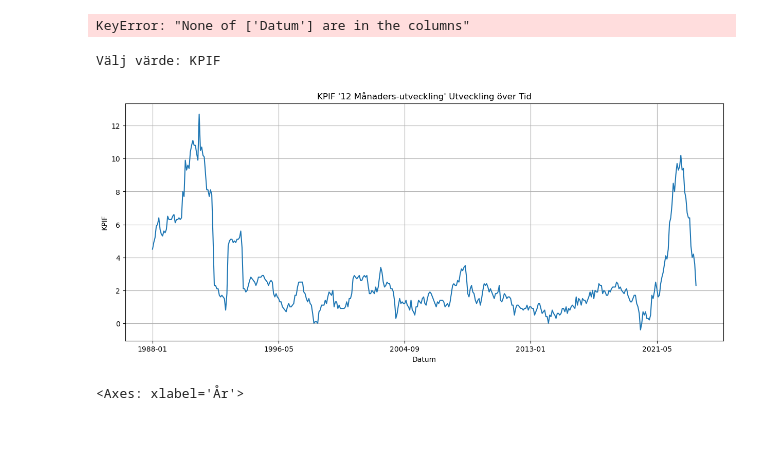
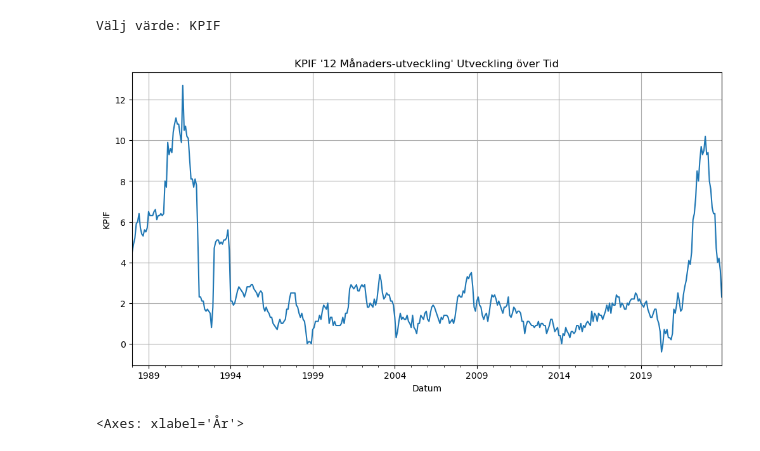
Before and after one commit to MarcusT96/PythonProject4School, a Jupyter notebook: PythonProject.ipynb, the cells around one changed output. Saved outputs shown, nothing was run; the diff lists cells and outputs as text; code cells hidden in the pictures.

Commit message:
Ändrar indexen till datetime objekt
Räknar även ut median/mean av KPIF för att kunna jämföra med den andra
datan som bara är räknad på år.

```diff
--- a/PythonProject.ipynb
+++ b/PythonProject.ipynb
@@ -10,21 +10,21 @@ df_kpif["Datum"] = df_kpif["Datum"].str.replace("M","-")
 # %%
 # Sätter Datumen till index istället för numeriska värden för bättre läsbarhet och funktionallitet
 df_kpif.set_index("Datum", inplace=True)
+
+df_kpif.index = pd.to_datetime(df_kpif.index)
-# %% [output]
-KeyError: "None of ['Datum'] are in the columns"
 # %%
 value = input("Välj värde: ")
 
-plt.figure(figsize=(15, 6))  # Ställ in storleken på din plot
+plt.figure(figsize=(12, 6))  # Ställ in storleken på din plot
 df_kpif[value].plot(kind="line")  # Får KPIF-värdena som linjediagram
 plt.title("KPIF '12 Månaders-utveckling' Utveckling över Tid") #Sätter passande titel
 plt.xlabel("Datum") #Har datum på X-axeln
 plt.ylabel("KPIF") #Sätter KPIF-värdena på Y-axeln
 plt.grid(True) #Lägger till grid så man enklare kan tolka linjen mot Y-axeln
 plt.show() #Visar diagrammet
 # %% [output]
 Välj värde: KPIF
-[figure, old version]
+[figure, new version]
 # %%
 df_property_price = pd.read_excel("Bostadspriser.xlsx")
 # %%
```
Also changed, not shown: parts of 4 cells of this notebook.
